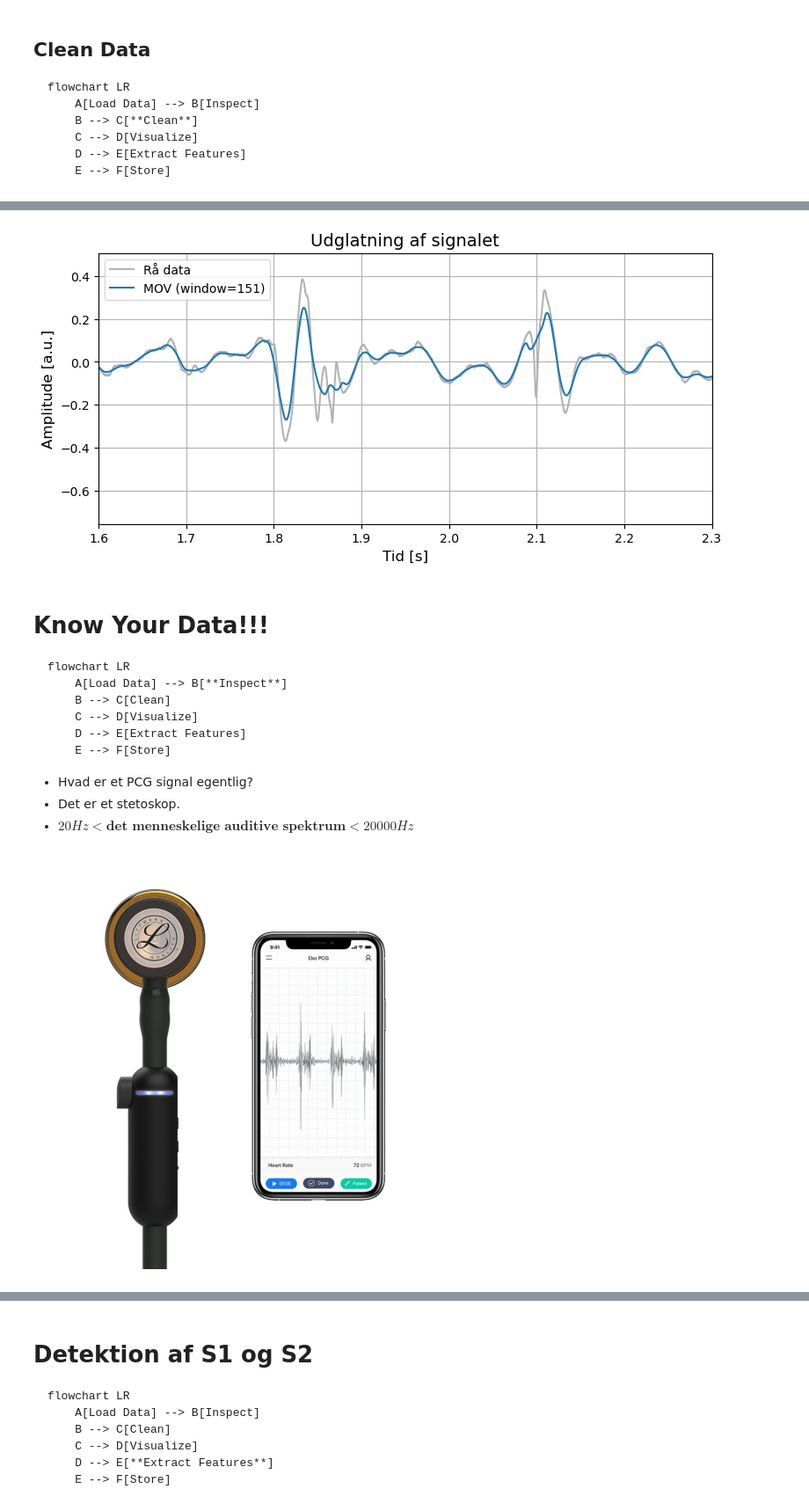
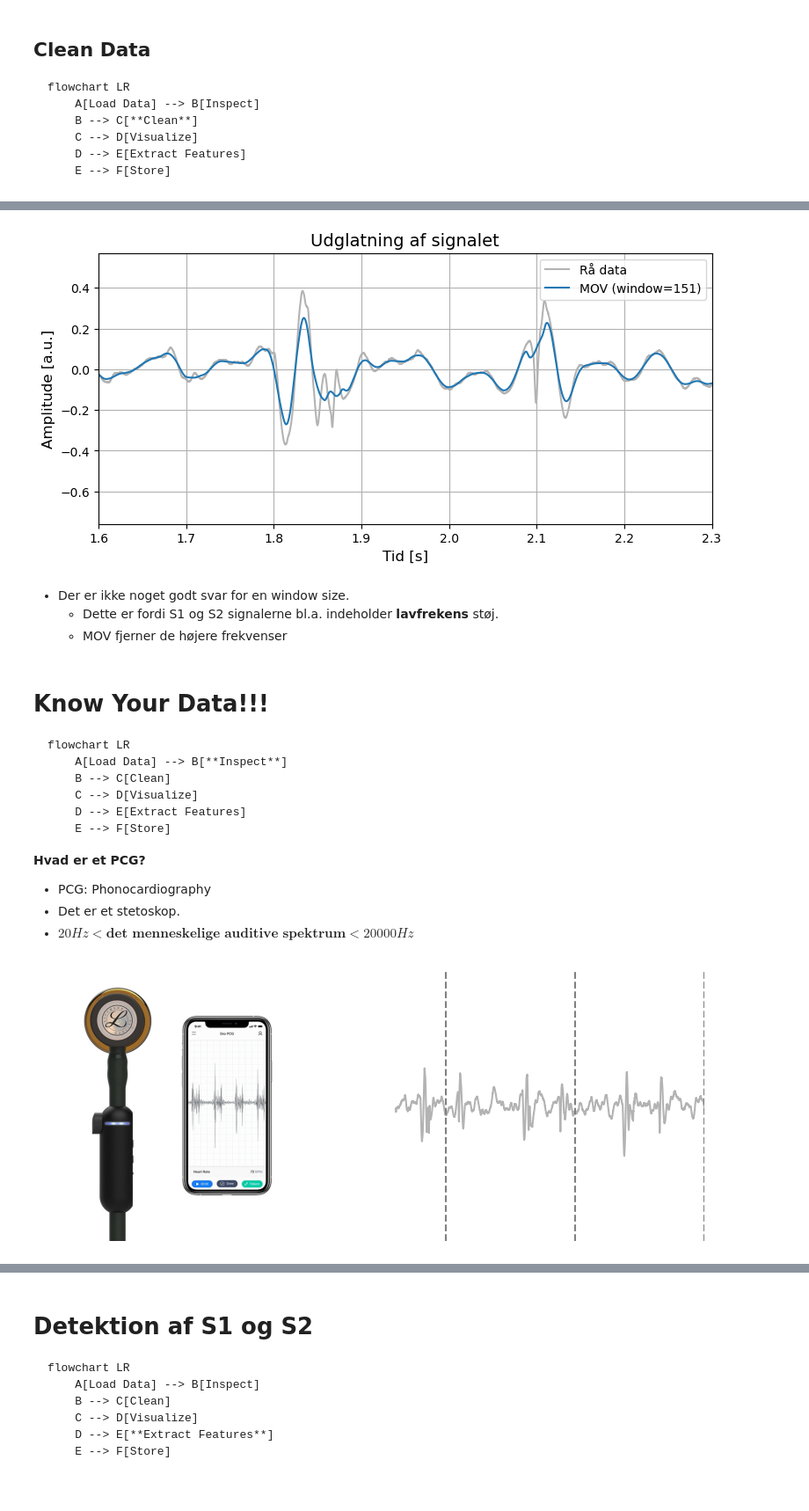
Before and after one commit to AAU-ST2-Programming/signals_2, a Jupyter notebook: Lecture6_SCG_Filtering_FeatureTiming_v2.ipynb, the cells around one changed output, grey strips where cells are left out. Shown at 88% size. Cells and saved outputs as stored; diff of their text form; code cells hidden in the pictures.

````diff
--- a/Lecture6_SCG_Filtering_FeatureTiming_v2.ipynb
+++ b/Lecture6_SCG_Filtering_FeatureTiming_v2.ipynb
@@ -131,9 +229,6 @@ import matplotlib.pyplot as plt
 # Juster window
 window = 151
 filename = "files/ECGPCG.csv" # Hvis du får en FileNotFoundError, prøv at fjern "files/" fra string.
-fc = 50  # cutoff Hz
-
-
 
 """
 Lad være med at ændre noget herunder.
@@ -145,9 +240,8 @@ fs = 8000 # sample rate Hz
 # HEY LOOK; Du kan også bare loade specifikke columns! (der er 5 columns i filen)
 timestamp, ecg, pcg = np.loadtxt(filename,delimiter=",", skiprows=1, unpack=True)
 
-
-x = pcg[:fs*4] # 4 sekunder af SCG signalet
-t = timestamp[:fs*4]
+x = pcg # 4 sekunder af SCG signalet
+t = timestamp
 
 # moving average filter (du kan lave et MOV på MANGE måder)
 x_ma = uniform_filter1d(x,window)
@@ -162,7 +256,12 @@ plt.xlim([1.6, 2.3])
 plt.legend()
 plt.show()
 # %% [output]
-[figure, old version]
+[figure, new version]
+# %% [markdown]
+
+- Der er ikke noget godt svar for en window size.
+  - Dette er fordi S1 og S2 signalerne bl.a. indeholder **lavfrekens** støj.
+  - MOV fjerner de højere frekvenser
 # %% [markdown]
 # Know Your Data!!!
 ```mermaid
@@ -173,14 +272,23 @@ flowchart LR
     D --> E[Extract Features]
     E --> F[Store]
 ```
-- Hvad er et PCG signal egentlig?
+**Hvad er et PCG?**
+- PCG: Phonocardiography
 - Det er et stetoskop.
 - $20Hz < \textbf{det menneskelige auditive spektrum} < 20 000 Hz$
 # %%
-plt.figure(figsize=(8,6))
-plt.imshow(plt.imread("files/stetoskop.jpg"))
-plt.axis('off')               # hides axes and ticks
+fig, axs =plt.subplots(1,2, figsize=(10,4))
+axs[0].imshow(plt.imread("files/stetoskop.jpg"))
+axs[0].axis('off')               # hides axes and ticks
+
+axs[1].plot(t, x, color='0.7', label='Rå data')
+axs[1].set_xlim([1.6, 4])
+axs[1].set_ylim(np.array([-1.3,1.5])-0.1)
+# vertical line at 2.1 s
+for i in range(5):
+    axs[1].axvline(x=i, color='gray', linestyle='--', label='Hjerte lyd')
+axs[1].axis('off')               # hides axes and ticks
 plt.show()
 # %% [output]
-[figure, old version]
+[figure, new version]
 # %% [markdown]
````
Also changed, not shown: parts of 43 cells of this notebook, 4 other files.
